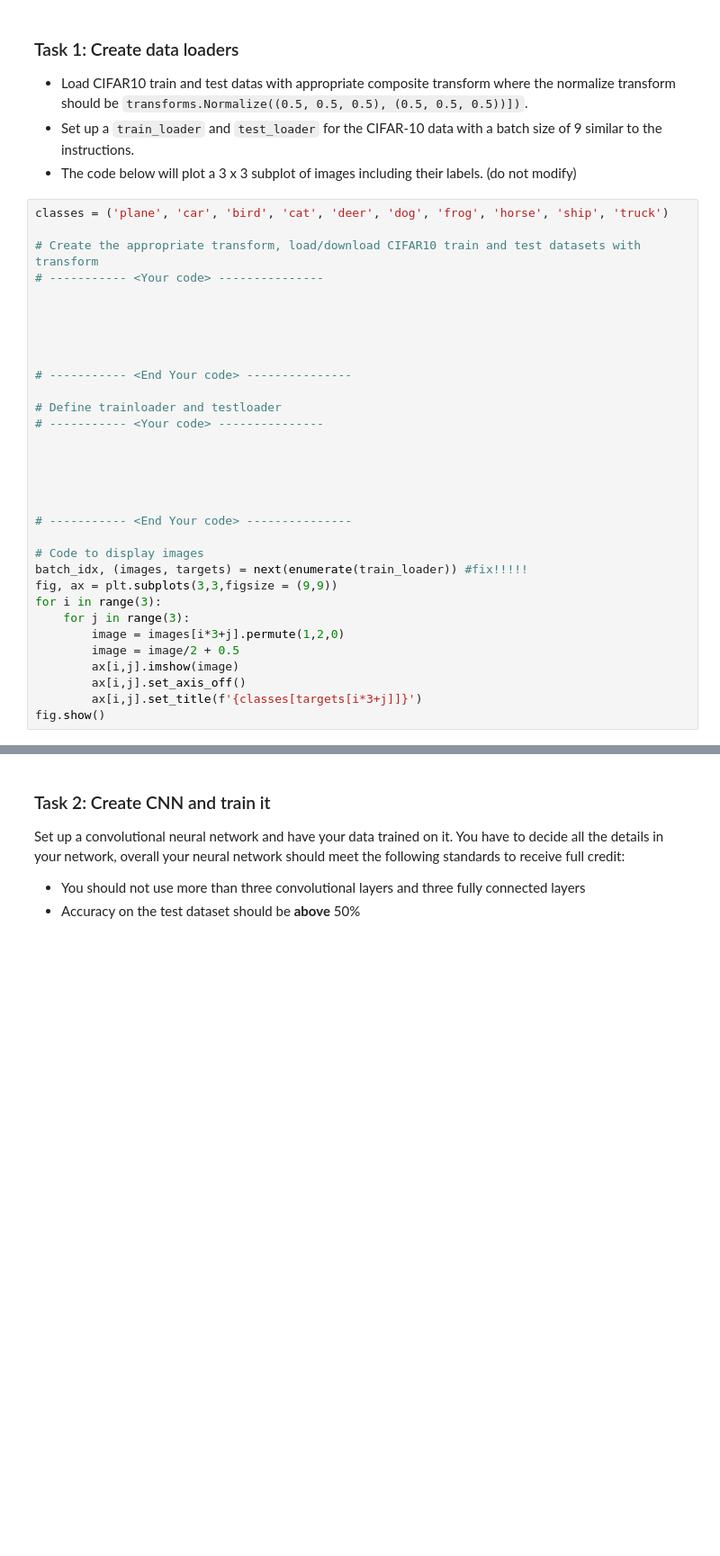
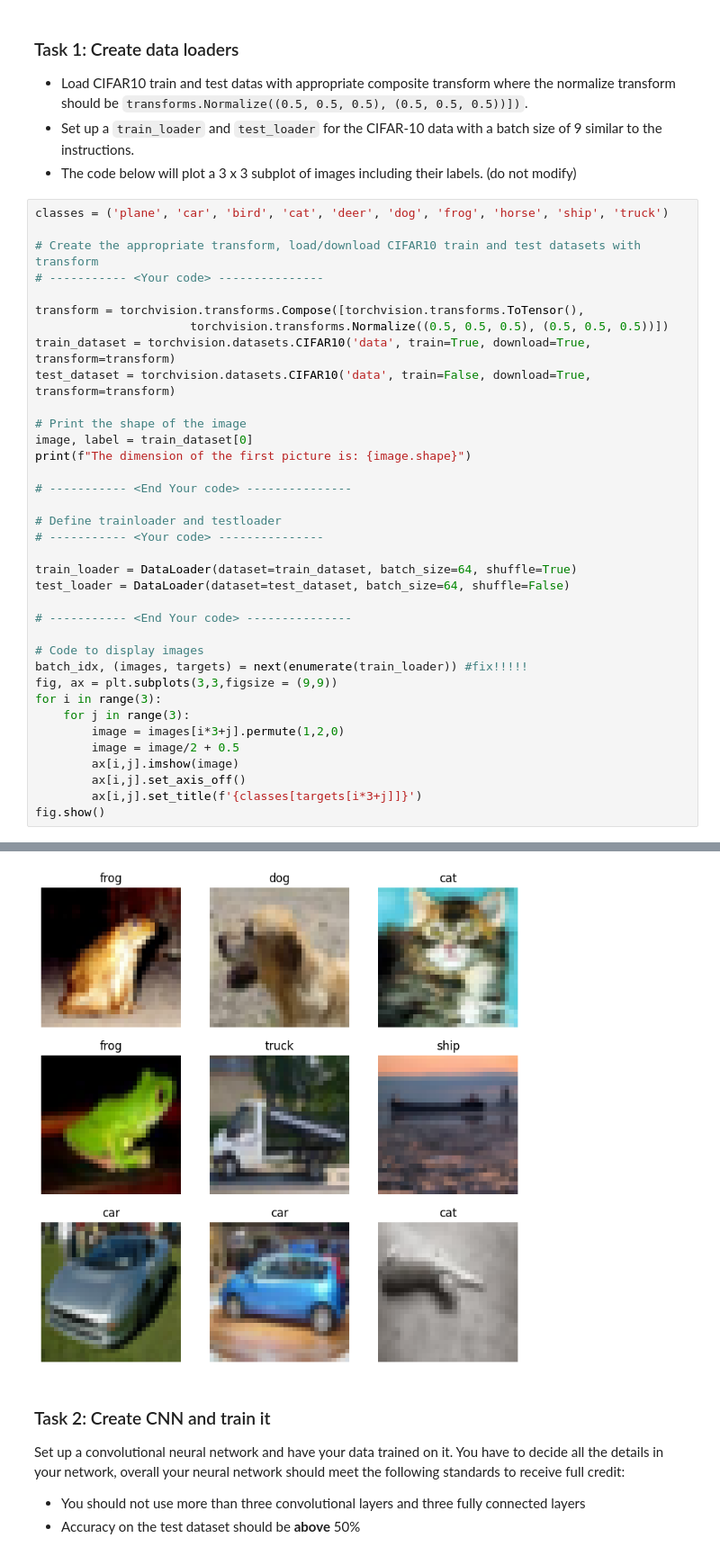
Before and after one commit to jung1230/Artificial_Intelligence, a Jupyter notebook: Assignment/Assignment_03/Assignment_03_Exercise.ipynb, the cells around one changed output, grey strips where cells are left out. Shown: that part at 90% size. Cells and saved outputs as stored; diff of their text form; blank space fills up the shorter version.

```diff
--- a/Assignment/Assignment_03/Assignment_03_Exercise.ipynb
+++ b/Assignment/Assignment_03/Assignment_03_Exercise.ipynb
@@ -214,18 +434,22 @@ classes = ('plane', 'car', 'bird', 'cat', 'deer', 'dog', 'frog', 'horse', 'ship'
 # Create the appropriate transform, load/download CIFAR10 train and test datasets with transform
 # ----------- <Your code> ---------------
 
+transform = torchvision.transforms.Compose([torchvision.transforms.ToTensor(),
+                      torchvision.transforms.Normalize((0.5, 0.5, 0.5), (0.5, 0.5, 0.5))])
+train_dataset = torchvision.datasets.CIFAR10('data', train=True, download=True, transform=transform)
+test_dataset = torchvision.datasets.CIFAR10('data', train=False, download=True, transform=transform)
 
-
-
+# Print the shape of the image
+image, label = train_dataset[0]
+print(f"The dimension of the first picture is: {image.shape}")
 
 # ----------- <End Your code> ---------------
 
 # Define trainloader and testloader
 # ----------- <Your code> ---------------
 
-
-
-
+train_loader = DataLoader(dataset=train_dataset, batch_size=64, shuffle=True)
+test_loader = DataLoader(dataset=test_dataset, batch_size=64, shuffle=False)
 
 # ----------- <End Your code> ---------------
 
@@ -240,3 +464,4 @@ for i in range(3):
         ax[i,j].set_axis_off()
         ax[i,j].set_title(f'{classes[targets[i*3+j]]}')
 fig.show()
+# %% [output]
@@ -243,3 +471,4 @@ fig.show()
+[figure, added]
 # %% [markdown]
 ### Task 2: Create CNN and train it
 Set up a convolutional neural network and have your data trained on it. You have to decide all the details in your network, overall your neural network should meet the following standards to receive full credit:
```
Also changed, not shown: parts of 25 cells of this notebook.
